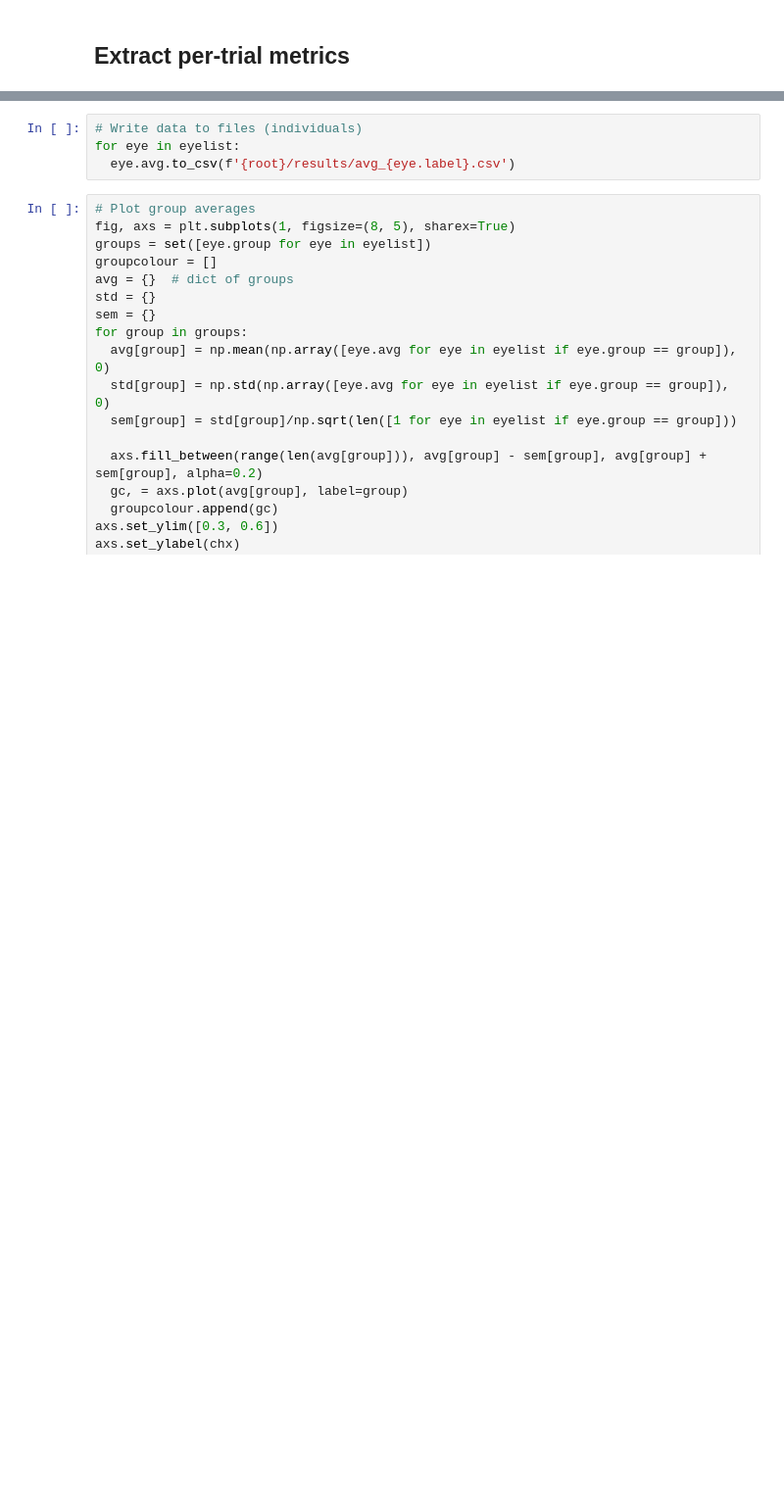
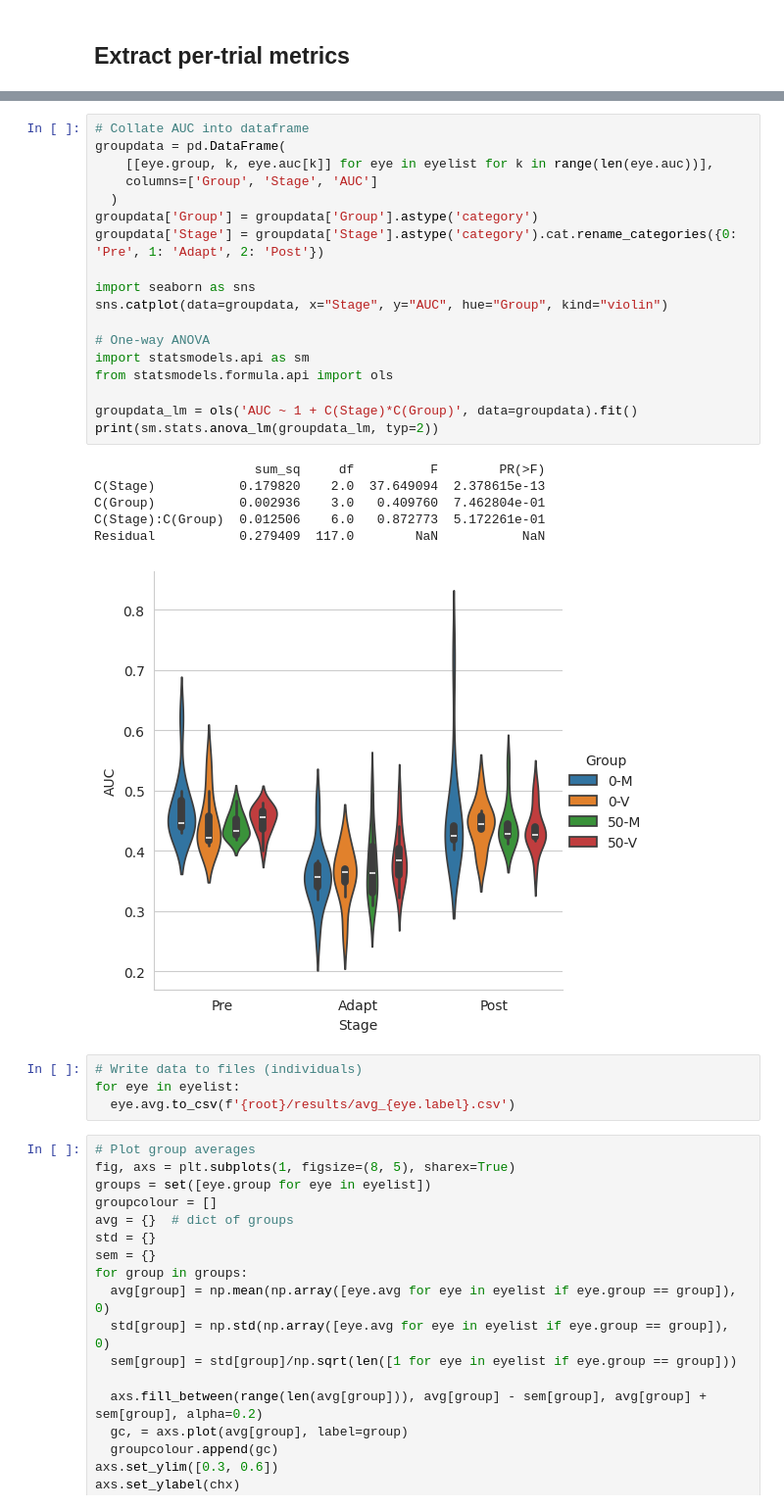
Before and after one commit to jsbrittain/saccadapt, a Jupyter notebook: lookatdata.ipynb, the cells around one changed output, grey strips where cells are left out. Shown at 98% size. Saved outputs shown, nothing was run; the diff lists cells and outputs as text; blank space fills up the shorter version.

```diff
--- a/lookatdata.ipynb
+++ b/lookatdata.ipynb
@@ -226,3 +262,28 @@ fig.show()
+# %%
+# Collate AUC into dataframe
+groupdata = pd.DataFrame(
+    [[eye.group, k, eye.auc[k]] for eye in eyelist for k in range(len(eye.auc))],
+    columns=['Group', 'Stage', 'AUC']
+  )
+groupdata['Group'] = groupdata['Group'].astype('category')
+groupdata['Stage'] = groupdata['Stage'].astype('category').cat.rename_categories({0: 'Pre', 1: 'Adapt', 2: 'Post'})
+
+import seaborn as sns
+sns.catplot(data=groupdata, x="Stage", y="AUC", hue="Group", kind="violin")
+
+# One-way ANOVA
+import statsmodels.api as sm
+from statsmodels.formula.api import ols
+
+groupdata_lm = ols('AUC ~ 1 + C(Stage)*C(Group)', data=groupdata).fit()
+print(sm.stats.anova_lm(groupdata_lm, typ=2))
+# %% [output]
+                     sum_sq     df          F        PR(>F)
+C(Stage)           0.179820    2.0  37.649094  2.378615e-13
+C(Group)           0.002936    3.0   0.409760  7.462804e-01
+C(Stage):C(Group)  0.012506    6.0   0.872773  5.172261e-01
+Residual           0.279409  117.0        NaN           NaN
+[figure, added]
 # %%
 # Write data to files (individuals)
 for eye in eyelist:
```
Also changed, not shown: parts of 10 cells of this notebook.
